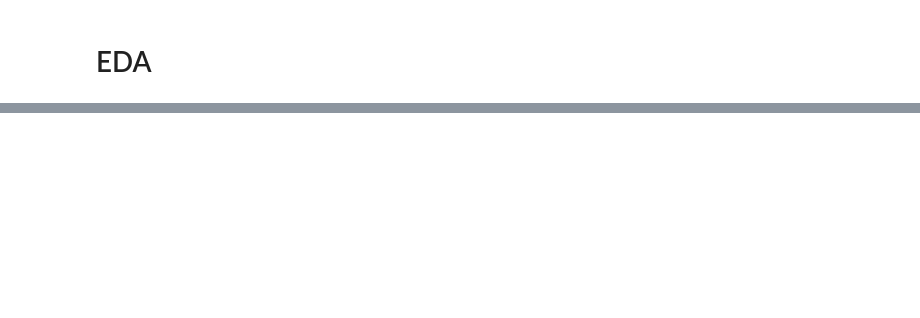
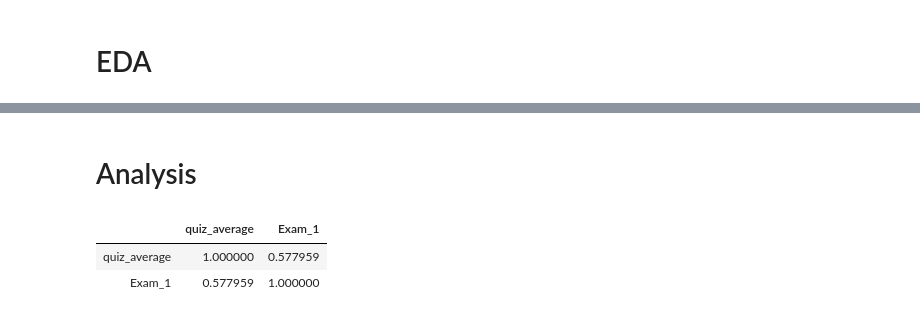
Before and after one commit to ElenaShevchenk0/Students_quizzes, a Jupyter notebook: Students_quizzes.ipynb, the cells around one changed output, grey strips where cells are left out. Drawn from its saved outputs; the diff is of its cells as text; code cells hidden in the pictures; blank space fills up the shorter version.

Commit message:
EDA_corr

```diff
--- a/Students_quizzes.ipynb
+++ b/Students_quizzes.ipynb
@@ -32,0 +38,8 @@ data[["instructor","quiz_average"]].groupby("instructor").mean()
+# %% [markdown]
+# Analysis
+# %%
+data[["quiz_average","Exam_1"]].corr(method="pearson")
+# %% [output]
+|  | quiz_average | Exam_1 |
+| quiz_average | 1.000000 | 0.577959 |
+| Exam_1 | 0.577959 | 1.000000 |
```
Also changed, not shown: parts of 5 cells of this notebook.
